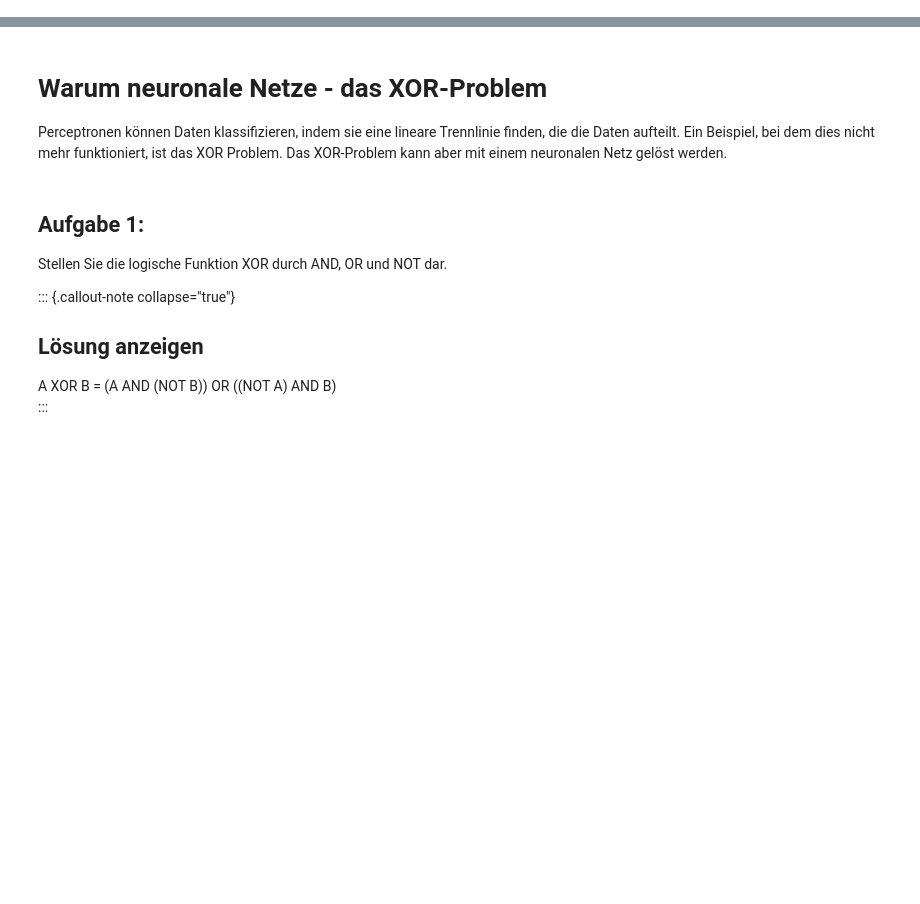
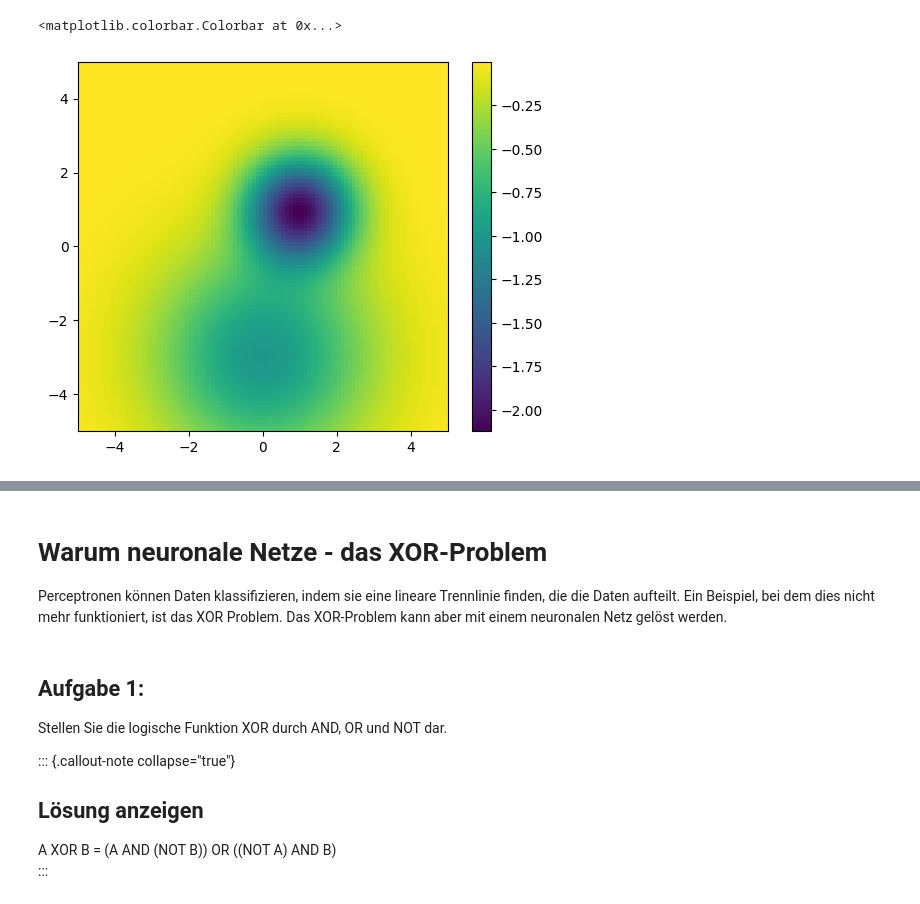
Before and after one commit to ArnoldIntelligence/KI-Vorlesung, a Jupyter notebook: notebooks/03-ueberwachtes_lernen.ipynb, the cells around one changed output, grey strips where cells are left out. Drawn from its saved outputs; the diff is of its cells as text; code cells hidden in the pictures; blank space fills up the shorter version.

```diff
--- a/notebooks/03-ueberwachtes_lernen.ipynb
+++ b/notebooks/03-ueberwachtes_lernen.ipynb
@@ -4,0 +39,45 @@
+# %%
+import numpy as np
+import matplotlib.pyplot as plt
+
+x = np.linspace(-5, 5, 100)
+y = np.linspace(-5, 5, 100)
+
+X,Y = np.meshgrid(x,y)
+
+def my_f(x,y):
+    x1 =  1.0
+    y1 =  1.0
+    x2 =  0.0
+    y2 = -3.0
+    d1 =  2.0
+    d2 =  8.0
+
+
+    return - 2*np.exp(-((x-x1)**2 + (y-y1)**2)/d1) - 1*np.exp(-((x-x2)**2 + (y-y2)**2)/d2)
+
+def my_fp(x,y):
+    x1 =  1.0
+    y1 =  1.0
+    x2 =  0.0
+    y2 = -3.0
+    d1 =  2.0
+    d2 =  8.0
+
+    fpx = -2*(x-x1)/d1 * (-2*np.exp(-((x-x1)**2 + (y-y1)**2)/d1)) + (-2*(x-x2)/d2 * (-1*np.exp(-((x-x2)**2 + (y-y2)**2)/d2)))
+    fpy = -2*(y-y1)/d1 * (-2*np.exp(-((x-x1)**2 + (y-y1)**2)/d1)) + (-2*(y-y2)/d2 * (-1*np.exp(-((x-x2)**2 + (y-y2)**2)/d2)))
+
+    return fpx, fpy
+
+f = my_f(X,Y)
+
+plt.imshow(f, extent=[-5, 5, -5, 5], origin='lower')
+# plt.quiver(X, Y, *my_fp(X,Y), scale=20)
+
+# plt.xlim([-3,3])
+# plt.ylim([-3,3])
+
+plt.colorbar()
+# %% [output]
+<matplotlib.colorbar.Colorbar at 0x...>
+[figure, added]
```
Also changed, not shown: parts of 11 cells of this notebook.
